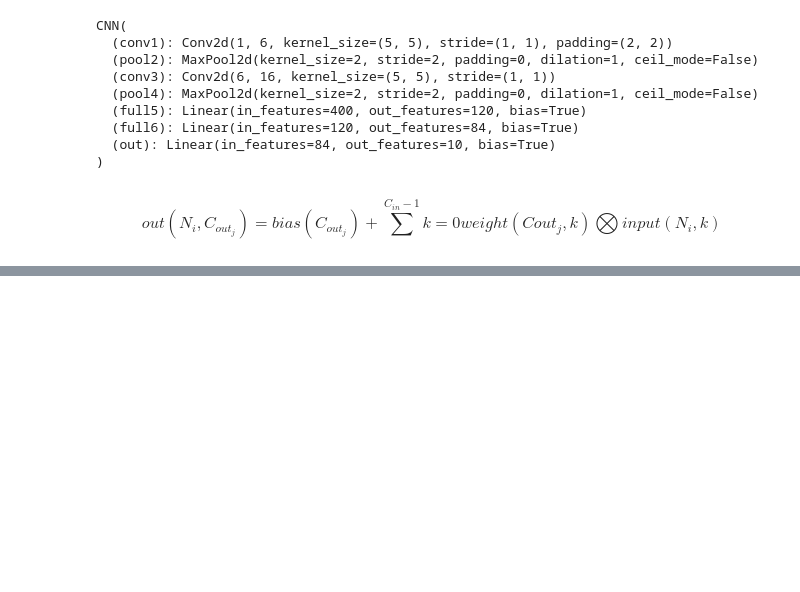
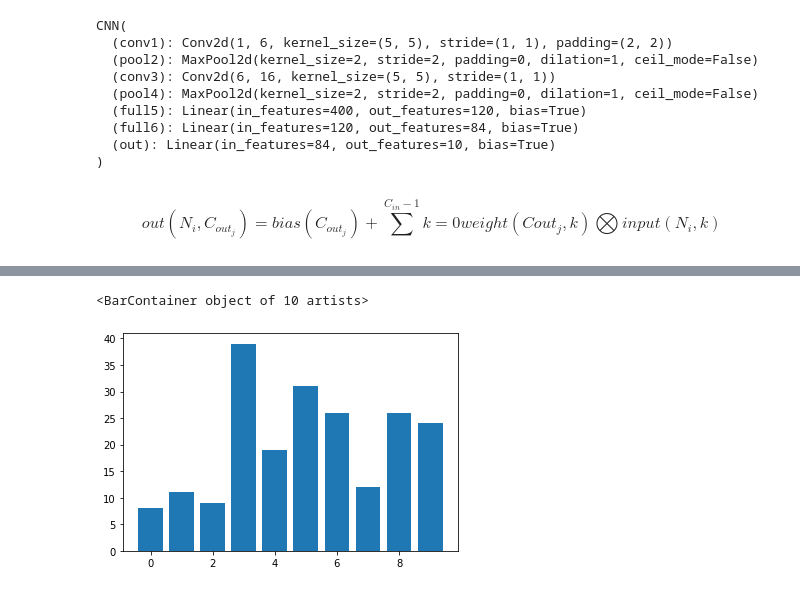
Before and after one commit to ShiZhuming/pku-AIPractice, a Jupyter notebook: ex3/dev.ipynb, the cells around one changed output, grey strips where cells are left out. Cells and saved outputs as stored; diff of their text form; code cells hidden in the pictures; blank space fills up the shorter version.

```diff
--- a/ex3/dev.ipynb
+++ b/ex3/dev.ipynb
@@ -351,0 +357,5 @@ torch.save(net.state_dict(), './model-version-2-args.model')
+# %%
+plt.bar([i for i in range(10)],errornumber)
+# %% [output]
+<BarContainer object of 10 artists>
+[figure, added]
```
Also changed, not shown: parts of 12 cells of this notebook, 1 other file.
